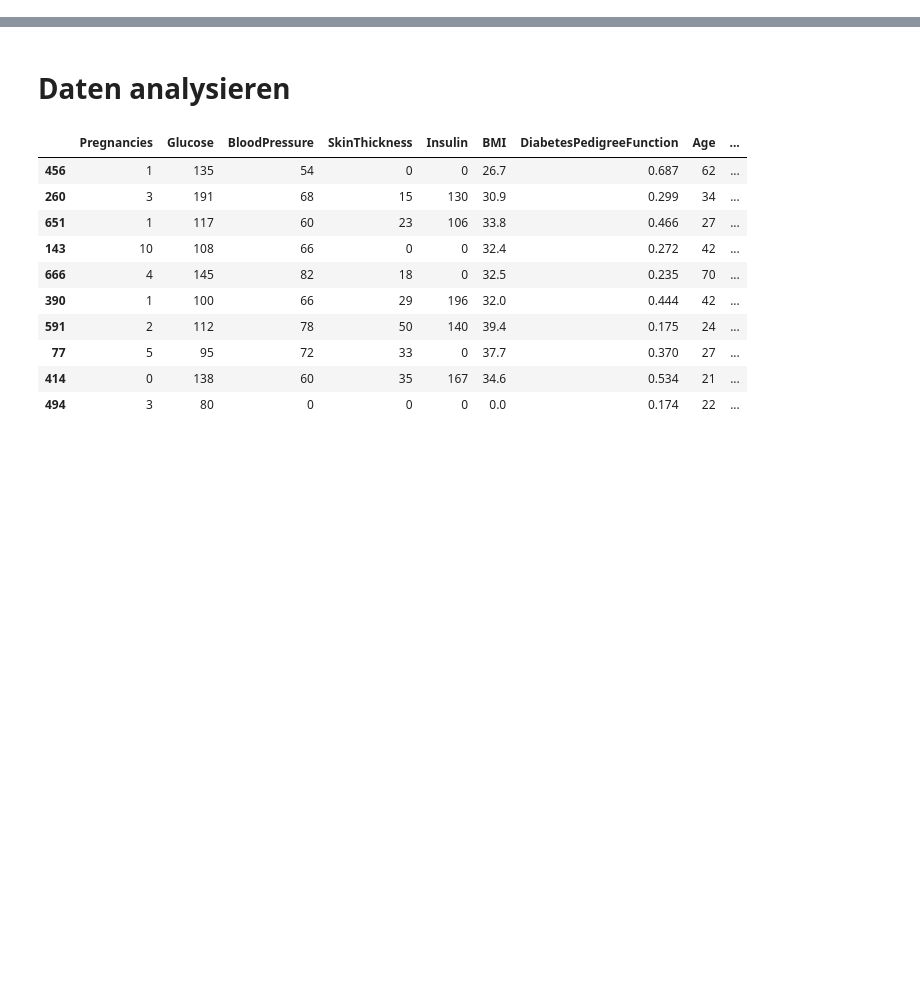
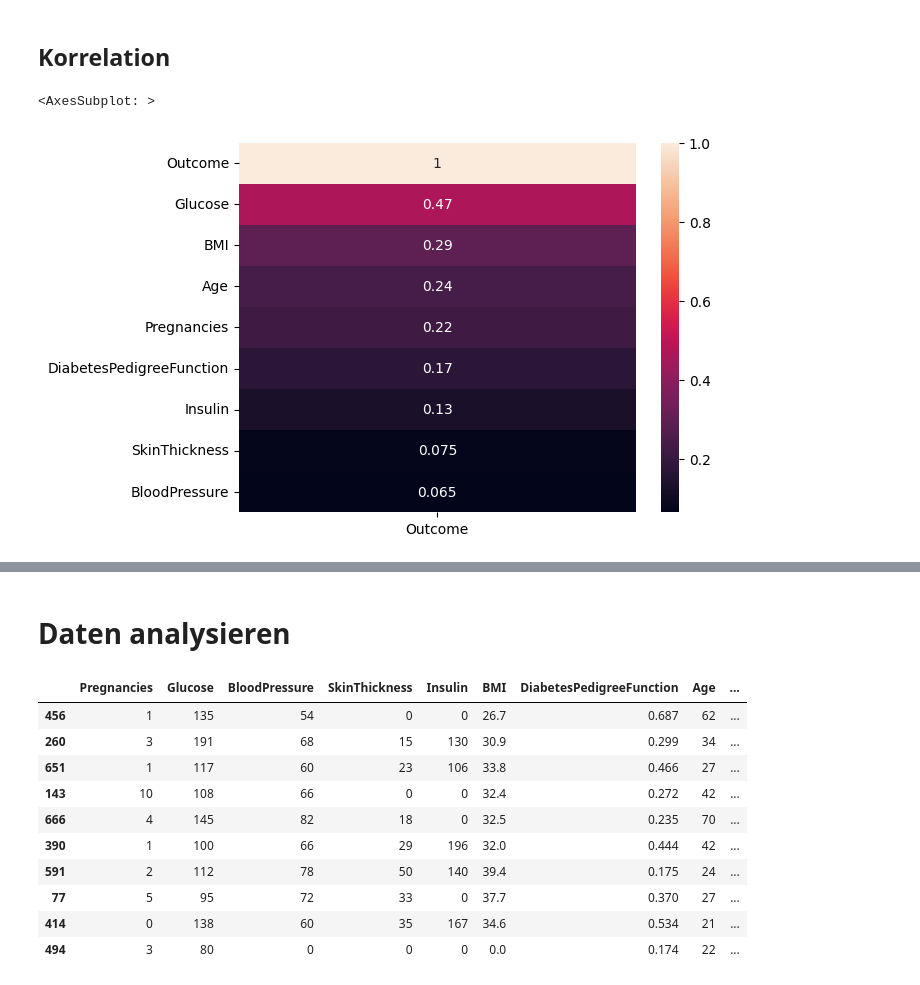
Before and after one commit to KoenigJulia/kids-project-diabetes, a Jupyter notebook: Diabetes.ipynb, the cells around one changed output, grey strips where cells are left out. Saved outputs shown, nothing was run; the diff lists cells and outputs as text; code cells hidden in the pictures; blank space fills up the shorter version.

```diff
--- a/Diabetes.ipynb
+++ b/Diabetes.ipynb
@@ -0,0 +21,3 @@
+# %%
+diabetes_data = pd.read_csv('diabetes.csv')
+diabetes_data
@@ -0,0 +43,8 @@
+# %% [markdown]
+## Korrelation
+# %%
+correlation = diabetes_data.corr().sort_values('Outcome', ascending=False)[['Outcome']]
+sns.heatmap(correlation, annot=True)
+# %% [output]
+<AxesSubplot: >
+[figure, added]
```
Also changed, not shown: parts of 20 cells of this notebook, 1 other file.
